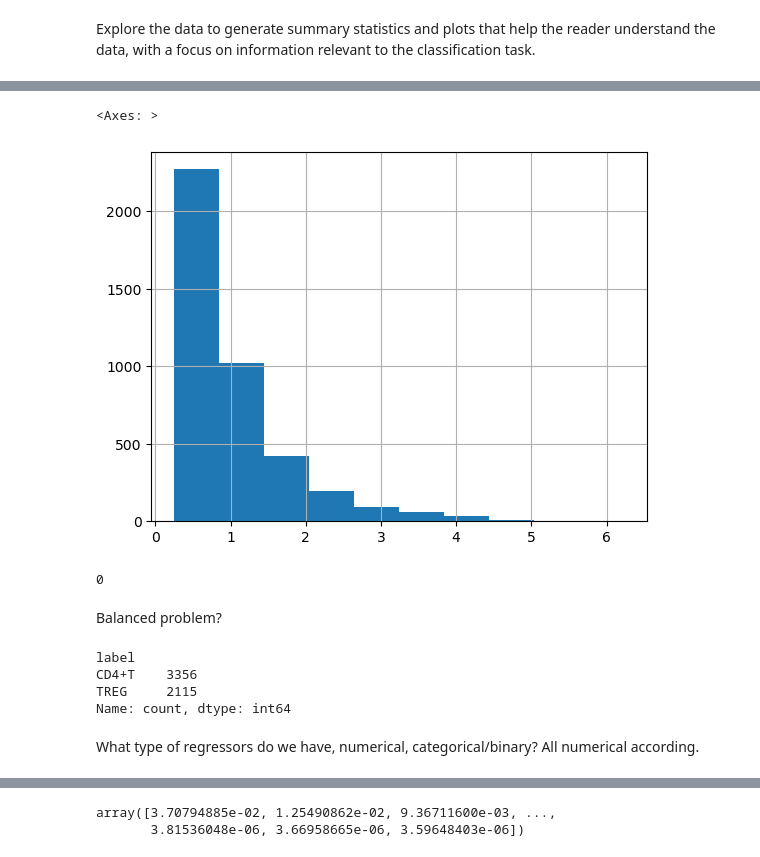
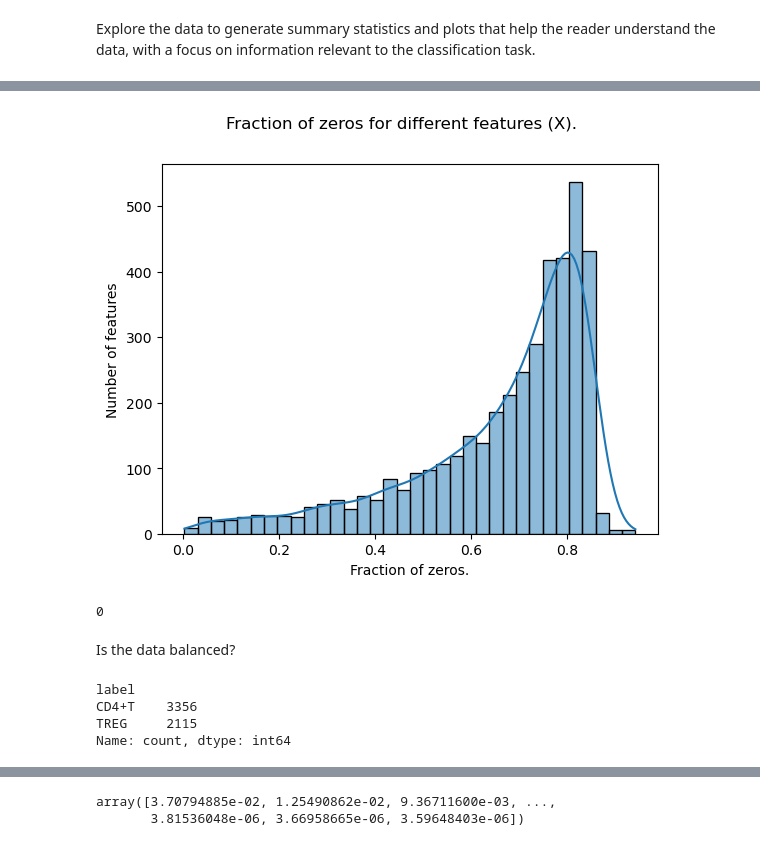
Before and after one commit to NeuralWave42/ST443-Project, a Jupyter notebook: prelim_analysis.ipynb, the cells around one changed output, grey strips where cells are left out. Cells and saved outputs as stored; diff of their text form; code cells hidden in the pictures.

```diff
--- a/prelim_analysis.ipynb
+++ b/prelim_analysis.ipynb
@@ -46,14 +44,29 @@ df
 # %%
-# Average genetic across our sample for different genes.
-(df.sum().iloc[1:]/5471).hist()
+# Gets df that is True if 0 then takes mean across columns.
+# All columns but the first one which is the label
+
+sparsity_X = (df == 0).mean().iloc[1:]
-# %% [output]
-<Axes: >
-[figure, removed]
+# %%
+fig, ax = plt.subplots()
+
+ax = sns.histplot(data=sparsity_X, kde=True)
+
+fig.suptitle("Fraction of zeros for different features (X).")
+
+ax.set_ylabel("Number of features")
+
+ax.set_xlabel("Fraction of zeros.")
+
+fig.savefig("Figures/t11_sparsity.pdf")
+
+plt.show()
+# %% [output]
+[figure, added]
 # %%
 # No missing values
 sum(df.isna().sum())
 # %% [output]
 0
 # %% [markdown]
-Balanced problem?
+Is the data balanced?
 # %%
@@ -65,6 +78,3 @@ label
 CD4+T    3356
 TREG     2115
 Name: count, dtype: int64
-# %% [markdown]
-What type of regressors do we have, numerical, categorical/binary?
-All numerical according.
```
Also changed, not shown: parts of 28 cells of this notebook, 7 other files.
